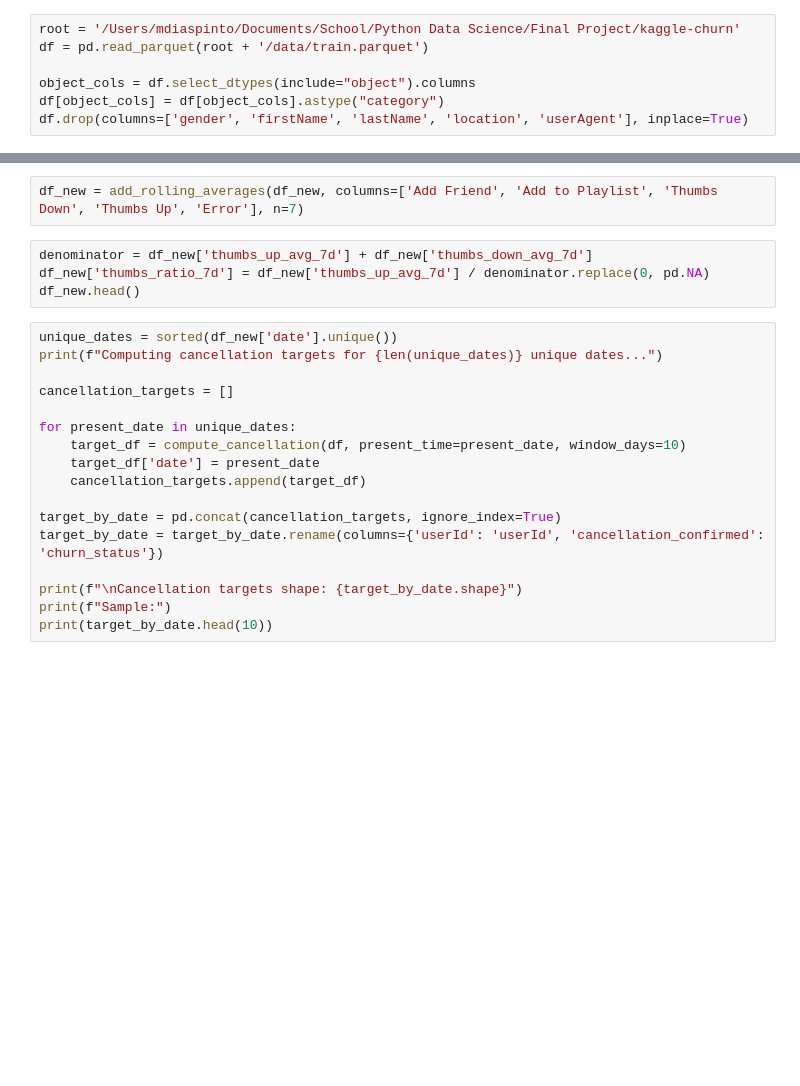
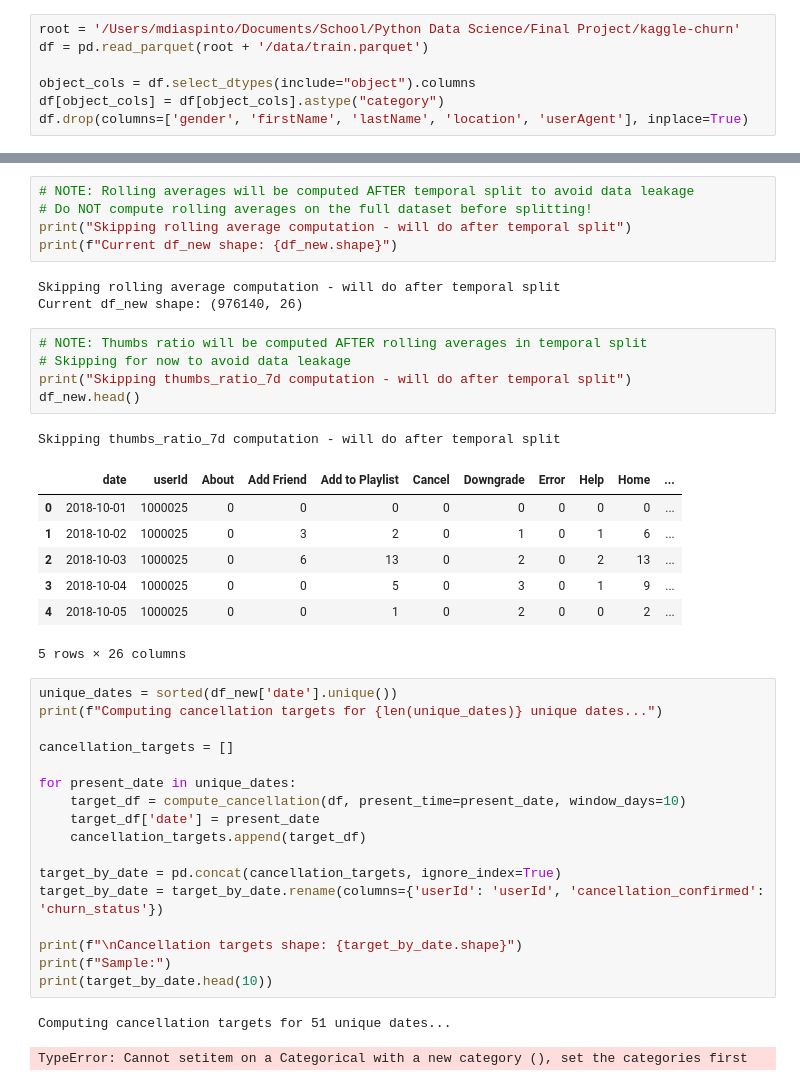
Before and after one commit to mdiaspinto/kaggle-churn, a Jupyter notebook: notebooks/martin.ipynb, the cells around one changed output, grey strips where cells are left out. Drawn from its saved outputs; the diff is of its cells as text; blank space fills up the shorter version.

Commit message:
Fixed data leakage

```diff
--- a/notebooks/martin.ipynb
+++ b/notebooks/martin.ipynb
@@ -27,9 +66,25 @@ df_new.head()
 # %%
-df_new = add_rolling_averages(df_new, columns=['Add Friend', 'Add to Playlist', 'Thumbs Down', 'Thumbs Up', 'Error'], n=7)
+# NOTE: Rolling averages will be computed AFTER temporal split to avoid data leakage
+# Do NOT compute rolling averages on the full dataset before splitting!
+print("Skipping rolling average computation - will do after temporal split")
+print(f"Current df_new shape: {df_new.shape}")
+# %% [output]
+Skipping rolling average computation - will do after temporal split
+Current df_new shape: (976140, 26)
 # %%
-denominator = df_new['thumbs_up_avg_7d'] + df_new['thumbs_down_avg_7d']
-df_new['thumbs_ratio_7d'] = df_new['thumbs_up_avg_7d'] / denominator.replace(0, pd.NA)
+# NOTE: Thumbs ratio will be computed AFTER rolling averages in temporal split
+# Skipping for now to avoid data leakage
+print("Skipping thumbs_ratio_7d computation - will do after temporal split")
 df_new.head()
+# %% [output]
+Skipping thumbs_ratio_7d computation - will do after temporal split
+|  | date | userId | About | Add Friend | Add to Playlist | Cancel | Downgrade | Error | Help | Home | ... |
+| 0 | 2018-10-01 | 1000025 | 0 | 0 | 0 | 0 | 0 | 0 | 0 | 0 | ... |
+| 1 | 2018-10-02 | 1000025 | 0 | 3 | 2 | 0 | 1 | 0 | 1 | 6 | ... |
+| 2 | 2018-10-03 | 1000025 | 0 | 6 | 13 | 0 | 2 | 0 | 2 | 13 | ... |
+| 3 | 2018-10-04 | 1000025 | 0 | 0 | 5 | 0 | 3 | 0 | 1 | 9 | ... |
+| 4 | 2018-10-05 | 1000025 | 0 | 0 | 1 | 0 | 2 | 0 | 0 | 2 | ... |
+5 rows × 26 columns
 # %%
 unique_dates = sorted(df_new['date'].unique())
 print(f"Computing cancellation targets for {len(unique_dates)} unique dates...")
@@ -47,4 +102,7 @@ target_by_date = target_by_date.rename(columns={'userId': 'userId', 'cancellatio
 print(f"\nCancellation targets shape: {target_by_date.shape}")
 print(f"Sample:")
 print(target_by_date.head(10))
+# %% [output]
+Computing cancellation targets for 51 unique dates...
+TypeError: Cannot setitem on a Categorical with a new category (), set the categories first
 # %%
```
Also changed, not shown: parts of 18 cells of this notebook.
